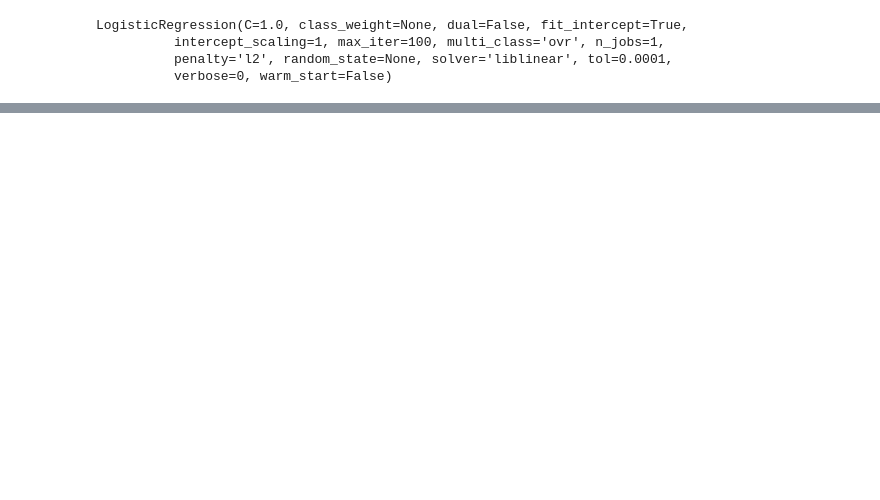
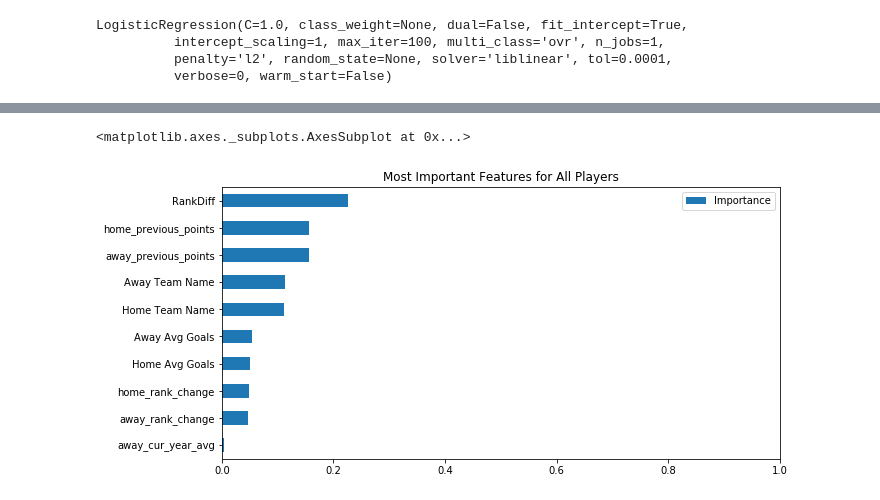
Before and after one commit to Wahe3bru/FIFAsprint, a Jupyter notebook: logreg_pred.ipynb, the cells around one changed output, grey strips where cells are left out. Saved outputs shown, nothing was run; the diff lists cells and outputs as text; code cells hidden in the pictures; blank space fills up the shorter version.

```diff
--- a/logreg_pred.ipynb
+++ b/logreg_pred.ipynb
@@ -206,0 +329,4 @@ avg / total       0.40      0.39      0.39       375
+# %%
+forest = RandomForestRegressor(n_estimators=100, random_state=42)
+# %%
+forest.fit(X_train, y_train)
@@ -206,0 +340,9 @@ avg / total       0.40      0.39      0.39       375
+# %%
+# Extract most important features
+feature_importance = forest.feature_importances_
+# %%
+# Put into dataframe
+features = {}
+features['all'] = pd.DataFrame(feature_importance,
+                 X.columns,
+                 columns=['Importance']).sort_values(by='Importance', ascending=False)
@@ -206,0 +363,8 @@ avg / total       0.40      0.39      0.39       375
+# %%
+features['all'].head(10).sort_values(by='Importance').plot(kind='barh',
+                                                  figsize=(10,5),
+                                                  xlim=[0,1],
+                                                  title='Most Important Features for All Players')
+# %% [output]
+<matplotlib.axes._subplots.AxesSubplot at 0x...>
+[figure, added]
```
Also changed, not shown: parts of 51 cells of this notebook.
